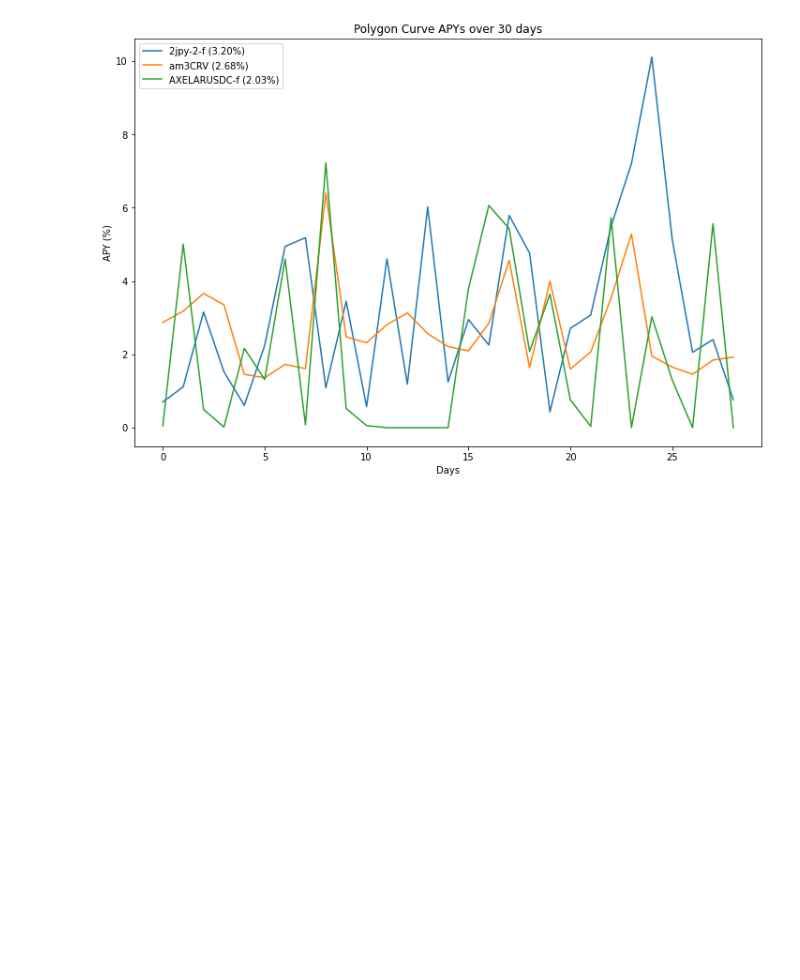
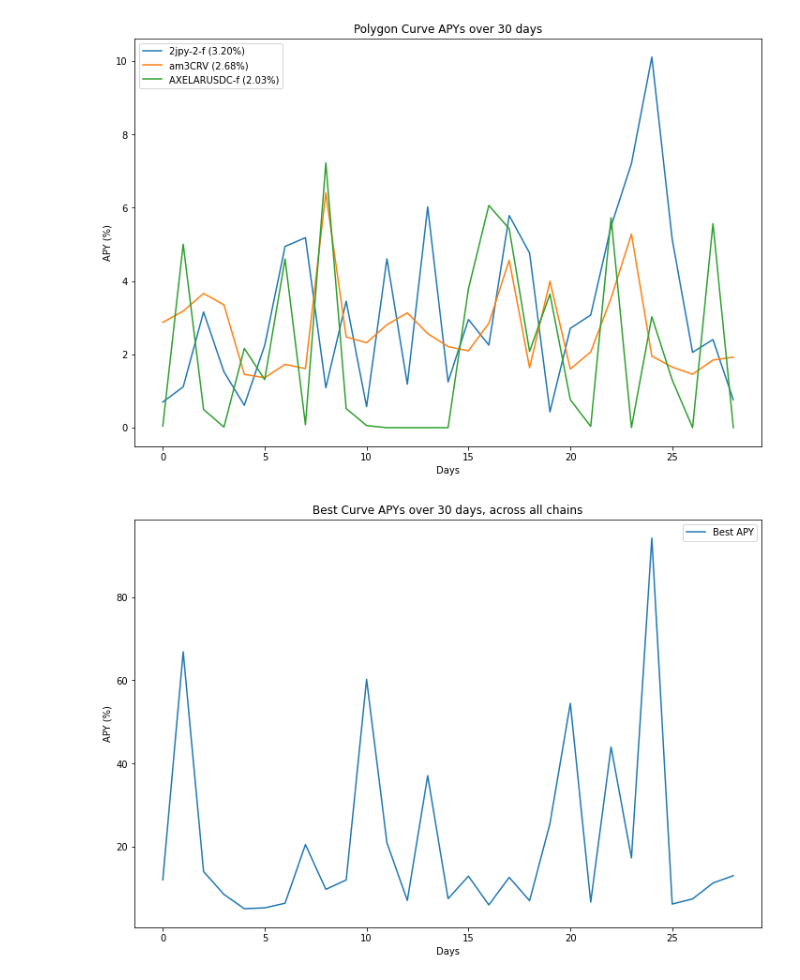
Before and after one commit to emilamaj/yield-arbitrage, a Jupyter notebook: curve_apy_cross.ipynb, the cells around one changed output. Saved outputs shown, nothing was run; the diff lists cells and outputs as text; code cells hidden in the pictures; blank space fills up the shorter version.

Commit message:
Caveat comment for aggregated best APY

```diff
--- a/curve_apy_cross.ipynb
+++ b/curve_apy_cross.ipynb
@@ -329,3 +329,40 @@ plt.show()
 [figure]
 [figure]
 [figure]
+# %%
+# Display best theoretical APY for each day, all pools from all chains included.
+# This is not equivalent to any real strategy, just indicative of what can be easily achived.
+# Timeframe is 1-day, so the APYs are robust
+# Rebalancing fees should be negligible
+# Impermanent loss is not however taken into account
+
+best_apy_list = []
+for i in range(DAYS - 1):
+    best = -100
+
+    # Ethereum
+    for pool,apys in pool_apy_eth:
+        if apys[i] > best:
+            best = apys[i]
+
+    # Arbitrum
+    for pool,apys in pool_apy_arb:
+        if apys[i] > best:
+            best = apys[i]
+
+    # Polygon
+    for pool,apys in pool_apy_matic:
+        if apys[i] > best:
+            best = apys[i]
+
+    best_apy_list.append(best)
+
+plt.figure(figsize=(12, 8))
+plt.plot(range(DAYS - 1), best_apy_list, label=f"Best APY")
+plt.legend()
+plt.title(f"Best Curve APYs over {DAYS} days, across all chains")
+plt.xlabel("Days")
+plt.ylabel("APY (%)")
+plt.show()
+# %% [output]
+[figure, added]
```
